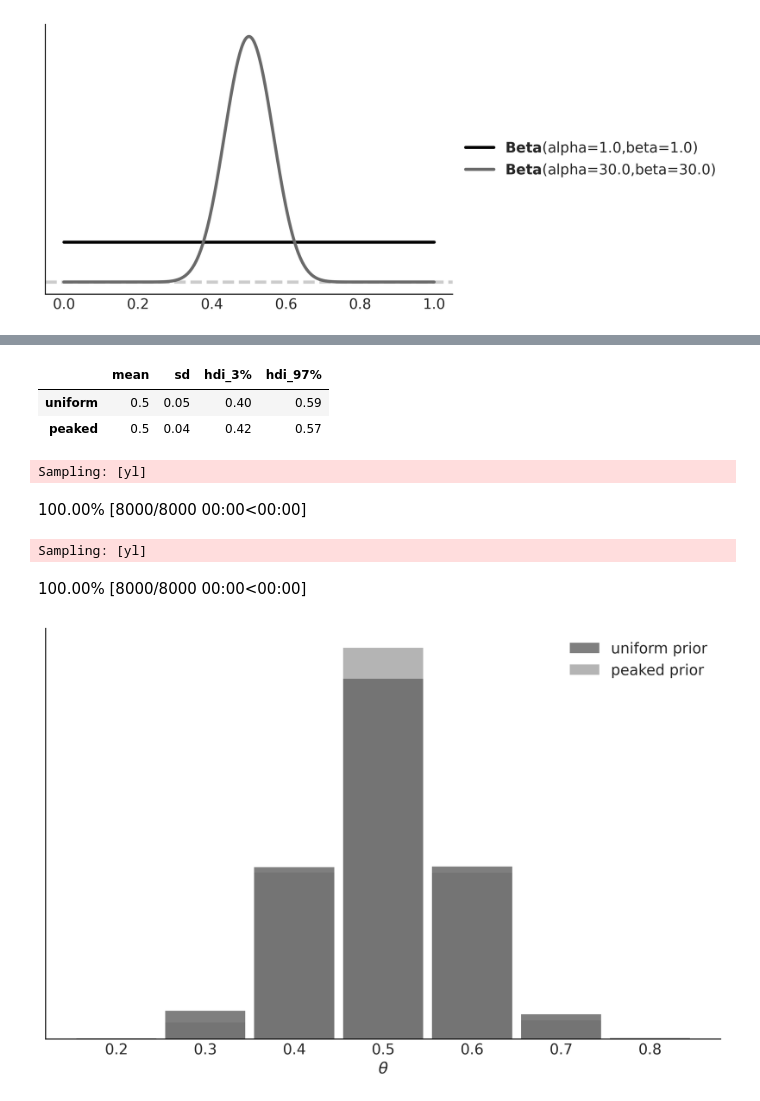
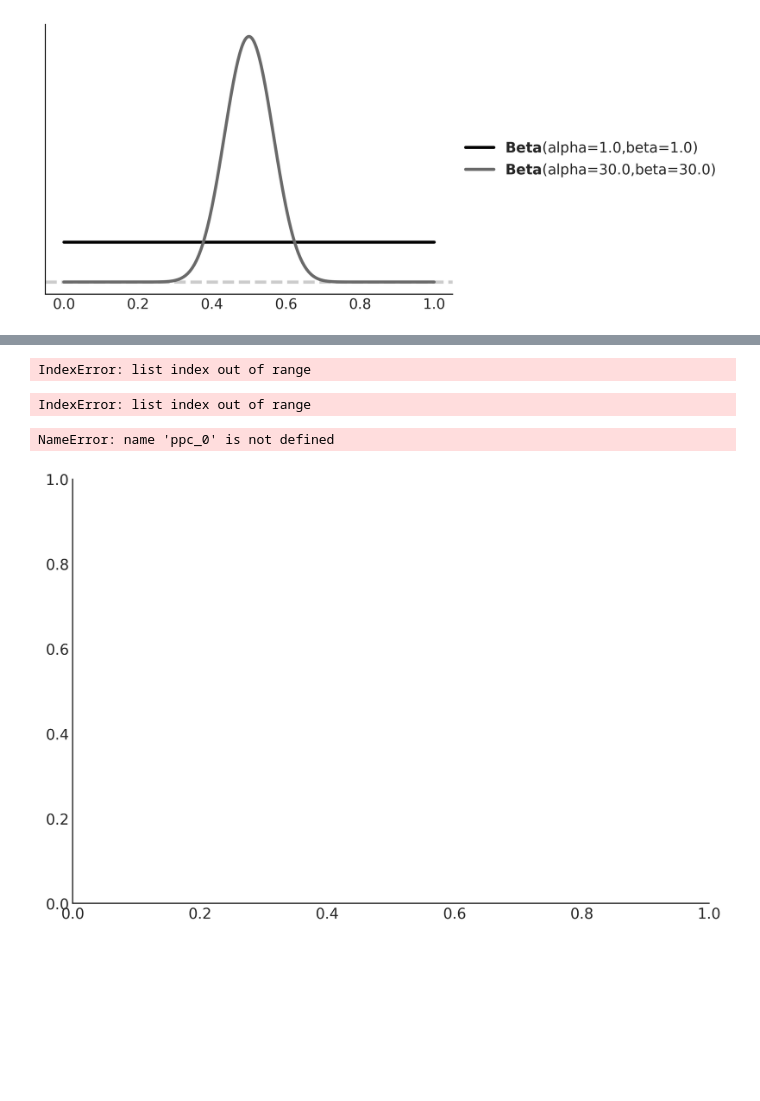
Before and after one commit to cupplesm77/BAP3, a Jupyter notebook: code/Chp_05.ipynb, the cells around one changed output, grey strips where cells are left out. Saved outputs shown, nothing was run; the diff lists cells and outputs as text; code cells hidden in the pictures; blank space fills up the shorter version.

```diff
--- a/code/Chp_05.ipynb
+++ b/code/Chp_05.ipynb
@@ -347,43 +354,39 @@ NameError: name 'HTML' is not defined
 # %%
-df0 = az.summary(idatas[0], var_names="a", kind="stats").round(2)
-df1 = az.summary(idatas[1], var_names="a", kind="stats").round(2)
-# pd.concat([df0, df1], axis=0).set_index([["uniform", "peaked"]]).to_markdown()
-pd.concat([df0, df1], axis=0).set_index([["uniform", "peaked"]])
+# df0 = az.summary(idatas[0], var_names="a", kind="stats").round(2)
+# df1 = az.summary(idatas[1], var_names="a", kind="stats").round(2)
+# # pd.concat([df0, df1], axis=0).set_index([["uniform", "peaked"]]).to_markdown()
+# pd.concat([df0, df1], axis=0).set_index([["uniform", "peaked"]])
 # %% [output]
-|  | mean | sd | hdi_3% | hdi_97% |
-| uniform | 0.5 | 0.05 | 0.40 | 0.59 |
-| peaked | 0.5 | 0.04 | 0.42 | 0.57 |
+IndexError: list index out of range
 # %%
-ppc_0 = pm.sample_posterior_predictive(idatas[0], model=models[0], random_seed=4591).posterior_predictive
-ppc_1 = pm.sample_posterior_predictive(idatas[1], model=models[1], random_seed=4591).posterior_predictive
+# ppc_0 = pm.sample_posterior_predictive(idatas[0], model=models[0], random_seed=4591).posterior_predictive
+# ppc_1 = pm.sample_posterior_predictive(idatas[1], model=models[1], random_seed=4591).posterior_predictive
 # %% [output]
-Sampling: [yl]
+IndexError: list index out of range
-100.00% [8000/8000 00:00<00:00]
-Sampling: [yl]
-100.00% [8000/8000 00:00<00:00]
 # %%
-_, ax = plt.subplots(figsize=(9, 6))
-
-bins = np.linspace(0.2, 0.8, 8)
-ax = az.plot_dist(
-    ppc_0["yl"].mean("yl_dim_2"),
-    label="uniform prior",
-    kind="hist",
-    hist_kwargs={"alpha": 0.5, "bins": bins},
-)
-ax = az.plot_dist(
-    ppc_1["yl"].mean("yl_dim_2"),
-    label="peaked prior",
-    color="C1",
-    kind="hist",
-    hist_kwargs={"alpha": 0.5, "bins": bins},
-    ax=ax,
-)
-ax.legend()
-ax.set_xlabel("$\\theta$")
-ax.xaxis.set_major_formatter(FormatStrFormatter("%0.1f"))
-ax.set_yticks([])
-plt.savefig("../fig/beta-ppc.png")
+# _, ax = plt.subplots(figsize=(9, 6))
+#
+# bins = np.linspace(0.2, 0.8, 8)
+# ax = az.plot_dist(
+#     ppc_0["yl"].mean("yl_dim_2"),
+#     label="uniform prior",
+#     kind="hist",
+#     hist_kwargs={"alpha": 0.5, "bins": bins},
+# )
+# ax = az.plot_dist(
+#     ppc_1["yl"].mean("yl_dim_2"),
+#     label="peaked prior",
+#     color="C1",
+#     kind="hist",
+#     hist_kwargs={"alpha": 0.5, "bins": bins},
+#     ax=ax,
+# )
+# ax.legend()
+# ax.set_xlabel("$\\theta$")
+# ax.xaxis.set_major_formatter(FormatStrFormatter("%0.1f"))
+# ax.set_yticks([])
+# plt.savefig("../fig/beta-ppc.png")
 # %% [output]
+NameError: name 'ppc_0' is not defined
-[figure, old version]
+[figure, new version]
 # %%
```
Also changed, not shown: parts of 5 cells of this notebook.
